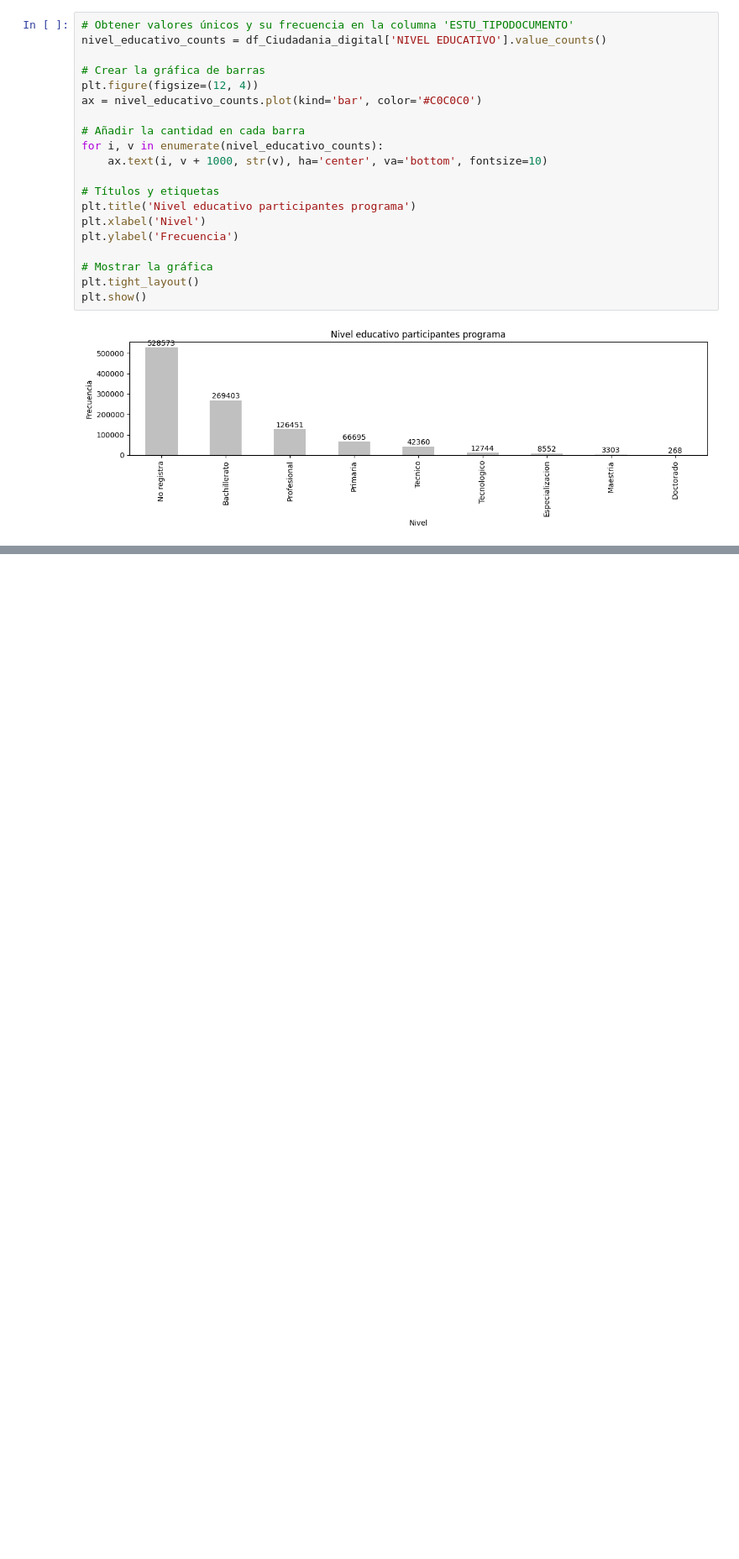
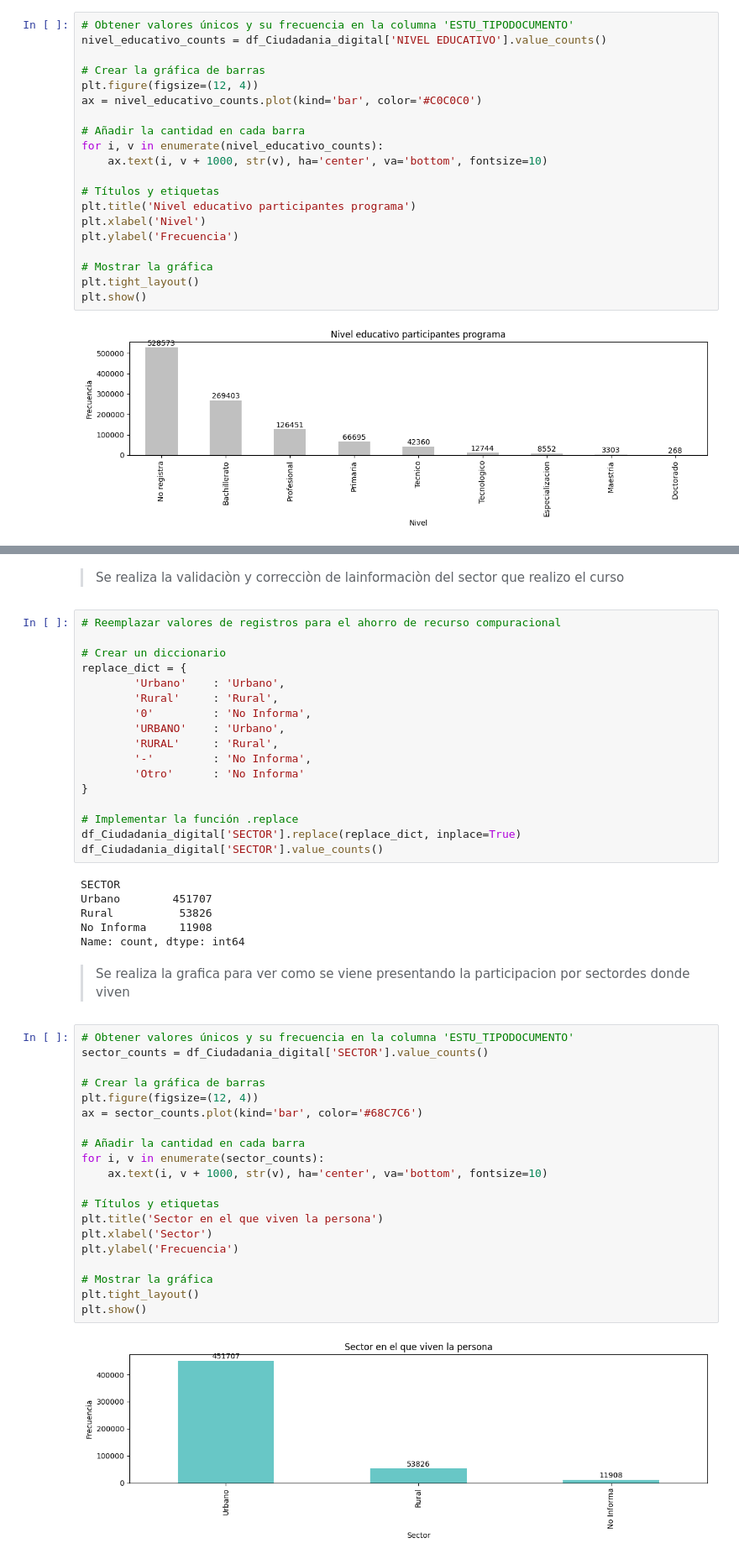
Before and after one commit to Dalivi83/analisisyvisualizaciondata, a Jupyter notebook: laboratorio2.ipynb, the cells around one changed output, grey strips where cells are left out. Shown at 84% size. Cells and saved outputs as stored; diff of their text form; blank space fills up the shorter version.

```diff
--- a/laboratorio2.ipynb
+++ b/laboratorio2.ipynb
@@ -685,0 +700,49 @@ plt.show()
+# %% [markdown]
+> Se realiza la validaciòn y correcciòn de lainformaciòn del sector que realizo el curso
+# %%
+# Reemplazar valores de registros para el ahorro de recurso compuracional
+
+# Crear un diccionario
+replace_dict = {
+        'Urbano'	: 'Urbano',
+        'Rural'     : 'Rural',
+        '0'         : 'No Informa',
+        'URBANO'    : 'Urbano',
+        'RURAL'     : 'Rural',
+        '-'         : 'No Informa',
+        'Otro'      : 'No Informa'
+}
+
+# Implementar la función .replace
+df_Ciudadania_digital['SECTOR'].replace(replace_dict, inplace=True)
+df_Ciudadania_digital['SECTOR'].value_counts()
+# %% [output]
+SECTOR
+Urbano        451707
+Rural          53826
+No Informa     11908
+Name: count, dtype: int64
+# %% [markdown]
+> Se realiza la grafica para ver como se viene presentando la participacion por sectordes donde viven
+# %%
+# Obtener valores únicos y su frecuencia en la columna 'ESTU_TIPODOCUMENTO'
+sector_counts = df_Ciudadania_digital['SECTOR'].value_counts()
+
+# Crear la gráfica de barras
+plt.figure(figsize=(12, 4))
+ax = sector_counts.plot(kind='bar', color='#68C7C6')
+
+# Añadir la cantidad en cada barra
+for i, v in enumerate(sector_counts):
+    ax.text(i, v + 1000, str(v), ha='center', va='bottom', fontsize=10)
+
+# Títulos y etiquetas
+plt.title('Sector en el que viven la persona')
+plt.xlabel('Sector')
+plt.ylabel('Frecuencia')
+
+# Mostrar la gráfica
+plt.tight_layout()
+plt.show()
+# %% [output]
+[figure, added]
```
Also changed, not shown: parts of 2 cells of this notebook.
